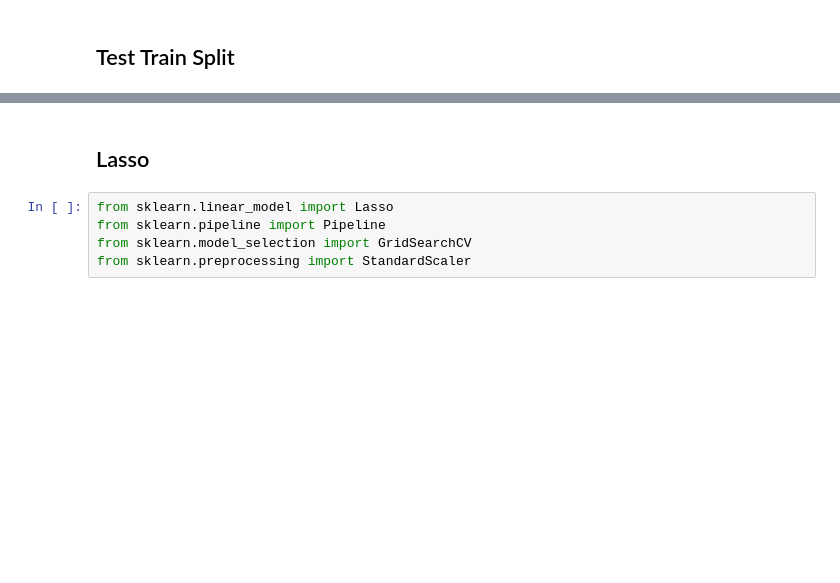
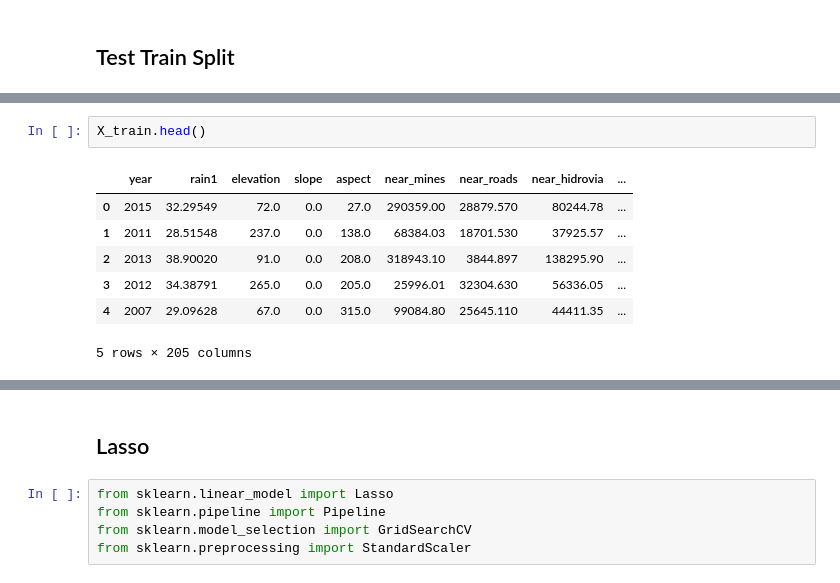
Before and after one commit to aulichney/Deforestation, a Jupyter notebook: ResultsWithPolitical.ipynb, the cells around one changed output, grey strips where cells are left out. Drawn from its saved outputs; the diff is of its cells as text; blank space fills up the shorter version.

```diff
--- a/ResultsWithPolitical.ipynb
+++ b/ResultsWithPolitical.ipynb
@@ -739,0 +247,10 @@ X_train, X_test, Y_train, Y_test = train_test_split(X, Y, test_size = 0.3, rando
+# %%
+X_train.head()
+# %% [output]
+|  | year | rain1 | elevation | slope | aspect | near_mines | near_roads | near_hidrovia | ... |
+| 0 | 2015 | 32.29549 | 72.0 | 0.0 | 27.0 | 290359.00 | 28879.570 | 80244.78 | ... |
+| 1 | 2011 | 28.51548 | 237.0 | 0.0 | 138.0 | 68384.03 | 18701.530 | 37925.57 | ... |
+| 2 | 2013 | 38.90020 | 91.0 | 0.0 | 208.0 | 318943.10 | 3844.897 | 138295.90 | ... |
+| 3 | 2012 | 34.38791 | 265.0 | 0.0 | 205.0 | 25996.01 | 32304.630 | 56336.05 | ... |
+| 4 | 2007 | 29.09628 | 67.0 | 0.0 | 315.0 | 99084.80 | 25645.110 | 44411.35 | ... |
+5 rows × 205 columns
```
Also changed, not shown: parts of 143 cells of this notebook, 2 other files.
